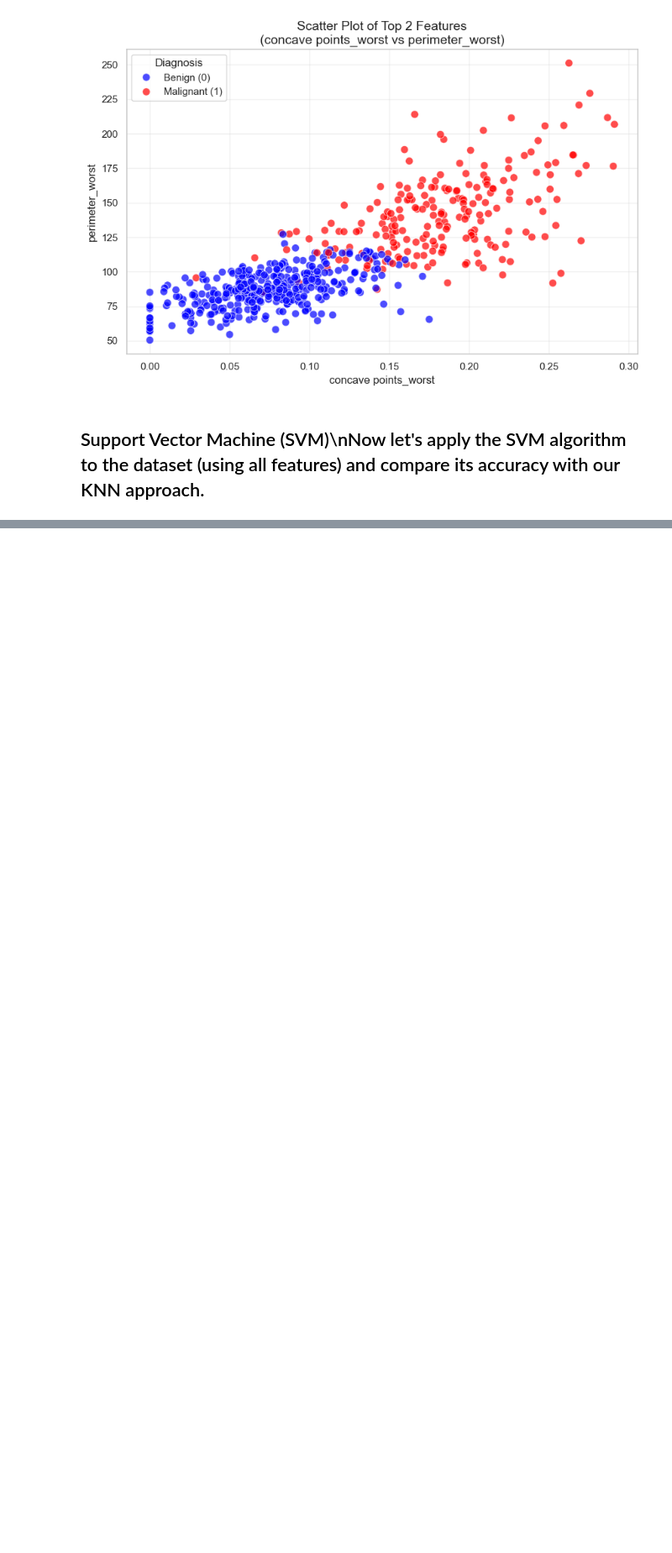
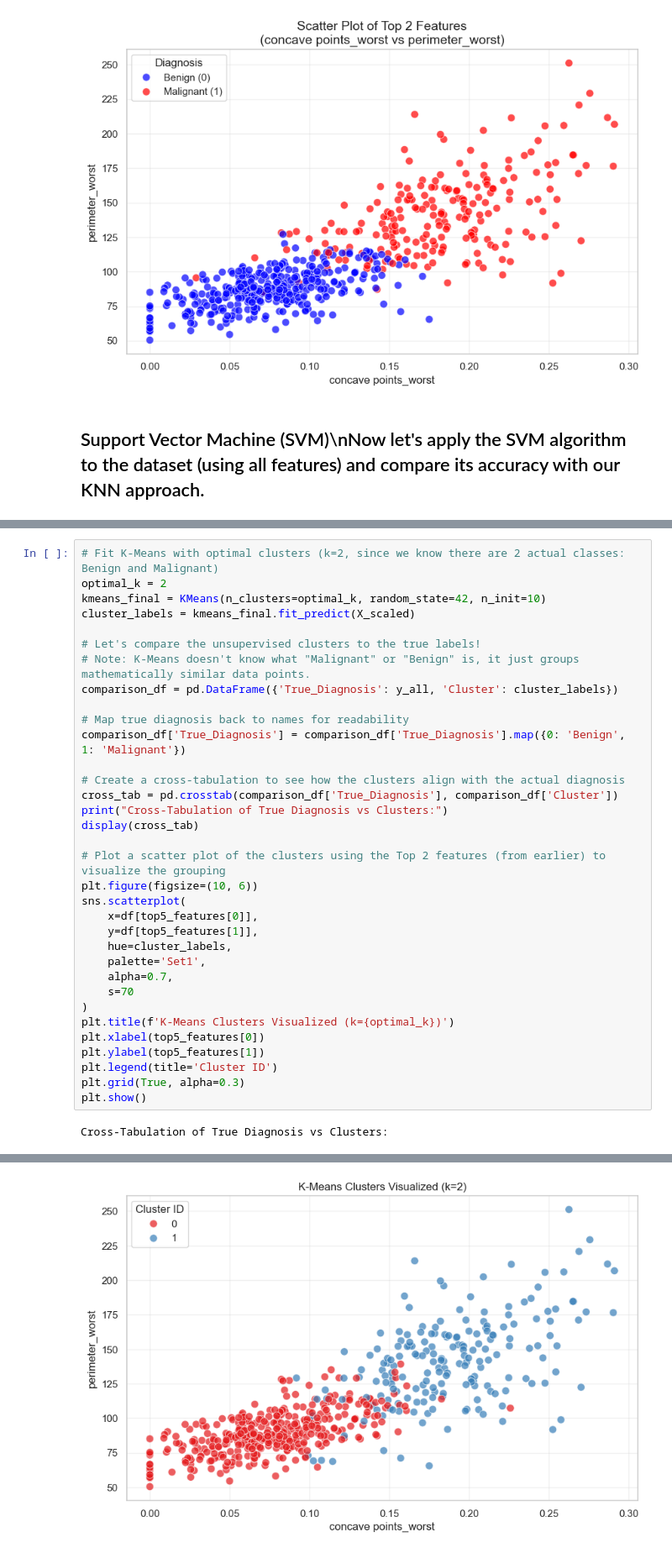
Before and after one commit to EshanDasarwarProdapt/The_Python_Begins, a Jupyter notebook: Data_Engineering/ML/Cancer_Prediction.ipynb, the cells around one changed output, grey strips where cells are left out. Shown at 84% size. Cells and saved outputs as stored; diff of their text form; blank space fills up the shorter version.

```diff
--- a/Data_Engineering/ML/Cancer_Prediction.ipynb
+++ b/Data_Engineering/ML/Cancer_Prediction.ipynb
@@ -357,0 +391,36 @@ weighted avg       0.93      0.92      0.92       114
+# %%
+# Fit K-Means with optimal clusters (k=2, since we know there are 2 actual classes: Benign and Malignant)
+optimal_k = 2
+kmeans_final = KMeans(n_clusters=optimal_k, random_state=42, n_init=10)
+cluster_labels = kmeans_final.fit_predict(X_scaled)
+
+# Let's compare the unsupervised clusters to the true labels!
+# Note: K-Means doesn't know what "Malignant" or "Benign" is, it just groups mathematically similar data points.
+comparison_df = pd.DataFrame({'True_Diagnosis': y_all, 'Cluster': cluster_labels})
+
+# Map true diagnosis back to names for readability
+comparison_df['True_Diagnosis'] = comparison_df['True_Diagnosis'].map({0: 'Benign', 1: 'Malignant'})
+
+# Create a cross-tabulation to see how the clusters align with the actual diagnosis
+cross_tab = pd.crosstab(comparison_df['True_Diagnosis'], comparison_df['Cluster'])
+print("Cross-Tabulation of True Diagnosis vs Clusters:")
+display(cross_tab)
+
+# Plot a scatter plot of the clusters using the Top 2 features (from earlier) to visualize the grouping
+plt.figure(figsize=(10, 6))
+sns.scatterplot(
+    x=df[top5_features[0]],
+    y=df[top5_features[1]],
+    hue=cluster_labels,
+    palette='Set1',
+    alpha=0.7,
+    s=70
+)
+plt.title(f'K-Means Clusters Visualized (k={optimal_k})')
+plt.xlabel(top5_features[0])
+plt.ylabel(top5_features[1])
+plt.legend(title='Cluster ID')
+plt.grid(True, alpha=0.3)
+plt.show()
+# %% [output]
+Cross-Tabulation of True Diagnosis vs Clusters:
@@ -357,0 +431 @@ weighted avg       0.93      0.92      0.92       114
+[figure, added]
```
Also changed, not shown: parts of 10 cells of this notebook.
